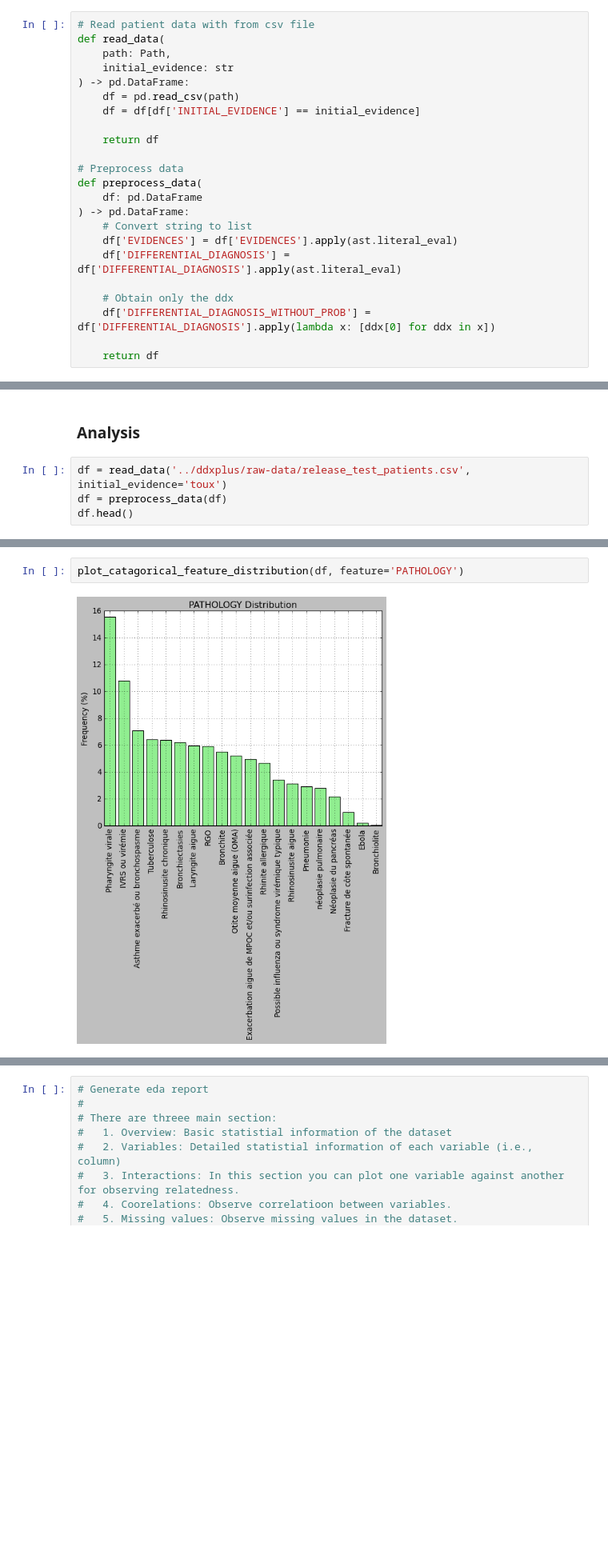
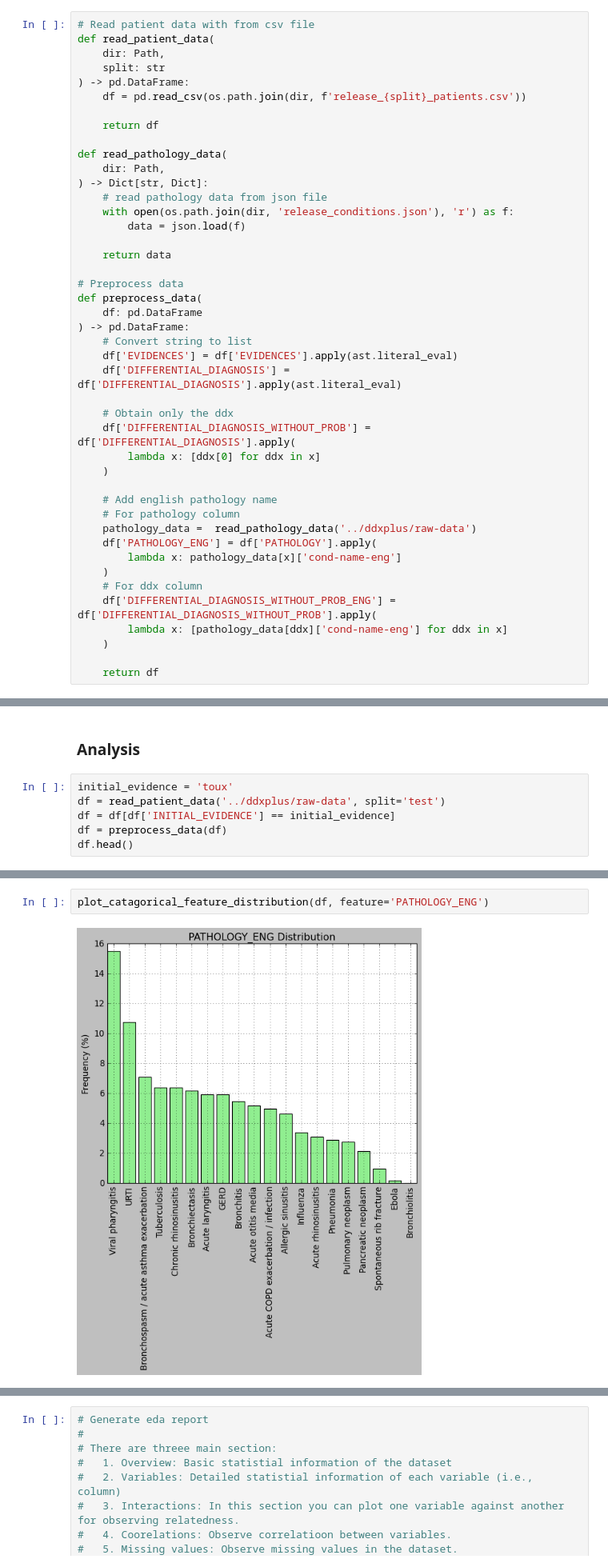
Before and after one commit to nlplab-best-team/diagnostic-reasoning, a Jupyter notebook: eda/analysis_initial-evidence.ipynb, the cells around one changed output, grey strips where cells are left out. Shown at 80% size. Cells and saved outputs as stored; diff of their text form; blank space fills up the shorter version.

Commit message:
feat(wlchen): add english pathology

```diff
--- a/eda/analysis_initial-evidence.ipynb
+++ b/eda/analysis_initial-evidence.ipynb
@@ -14,14 +15,22 @@ Matplotlib created a temporary config/cache directory at /tmp/matplotlib-yyy4pnn
 ### Functions for data processing
 # %%
 # Read patient data with from csv file
-def read_data(
-    path: Path,
-    initial_evidence: str
+def read_patient_data(
+    dir: Path,
+    split: str
 ) -> pd.DataFrame:
-    df = pd.read_csv(path)
-    df = df[df['INITIAL_EVIDENCE'] == initial_evidence]
+    df = pd.read_csv(os.path.join(dir, f'release_{split}_patients.csv'))
 
     return df
+
+def read_pathology_data(
+    dir: Path,
+) -> Dict[str, Dict]:
+    # read pathology data from json file
+    with open(os.path.join(dir, 'release_conditions.json'), 'r') as f:
+        data = json.load(f)
+
+    return data
 
 # Preprocess data
 def preprocess_data(
@@ -32,7 +41,20 @@ def preprocess_data(
     df['DIFFERENTIAL_DIAGNOSIS'] = df['DIFFERENTIAL_DIAGNOSIS'].apply(ast.literal_eval)
 
     # Obtain only the ddx
-    df['DIFFERENTIAL_DIAGNOSIS_WITHOUT_PROB'] = df['DIFFERENTIAL_DIAGNOSIS'].apply(lambda x: [ddx[0] for ddx in x])
+    df['DIFFERENTIAL_DIAGNOSIS_WITHOUT_PROB'] = df['DIFFERENTIAL_DIAGNOSIS'].apply(
+        lambda x: [ddx[0] for ddx in x]
+    )
+
+    # Add english pathology name
+    # For pathology column
+    pathology_data =  read_pathology_data('../ddxplus/raw-data')
+    df['PATHOLOGY_ENG'] = df['PATHOLOGY'].apply(
+        lambda x: pathology_data[x]['cond-name-eng']
+    )
+    # For ddx column
+    df['DIFFERENTIAL_DIAGNOSIS_WITHOUT_PROB_ENG'] = df['DIFFERENTIAL_DIAGNOSIS_WITHOUT_PROB'].apply(
+        lambda x: [pathology_data[ddx]['cond-name-eng'] for ddx in x]
+    )
 
     return df
 # %% [markdown]
@@ -102,7 +124,9 @@ def plot_catagorical_feature_distribution_for_each_pathology(
 # %% [markdown]
 ### Analysis
 # %%
-df = read_data('../ddxplus/raw-data/release_test_patients.csv', initial_evidence='toux')
+initial_evidence = 'toux'
+df = read_patient_data('../ddxplus/raw-data', split='test')
+df = df[df['INITIAL_EVIDENCE'] == initial_evidence]
 df = preprocess_data(df)
 df.head()
 # %% [output]
@@ -132,7 +158,7 @@ memory usage: 601.1+ KB
 # %%
-plot_catagorical_feature_distribution(df, feature='PATHOLOGY')
+plot_catagorical_feature_distribution(df, feature='PATHOLOGY_ENG')
 # %% [output]
-[figure, old version]
+[figure, new version]
 # %%
 plot_catagorical_feature_distribution_for_each_pathology(df, feature='EVIDENCES')
 # %% [output]
```
Also changed, not shown: parts of 6 cells of this notebook.
